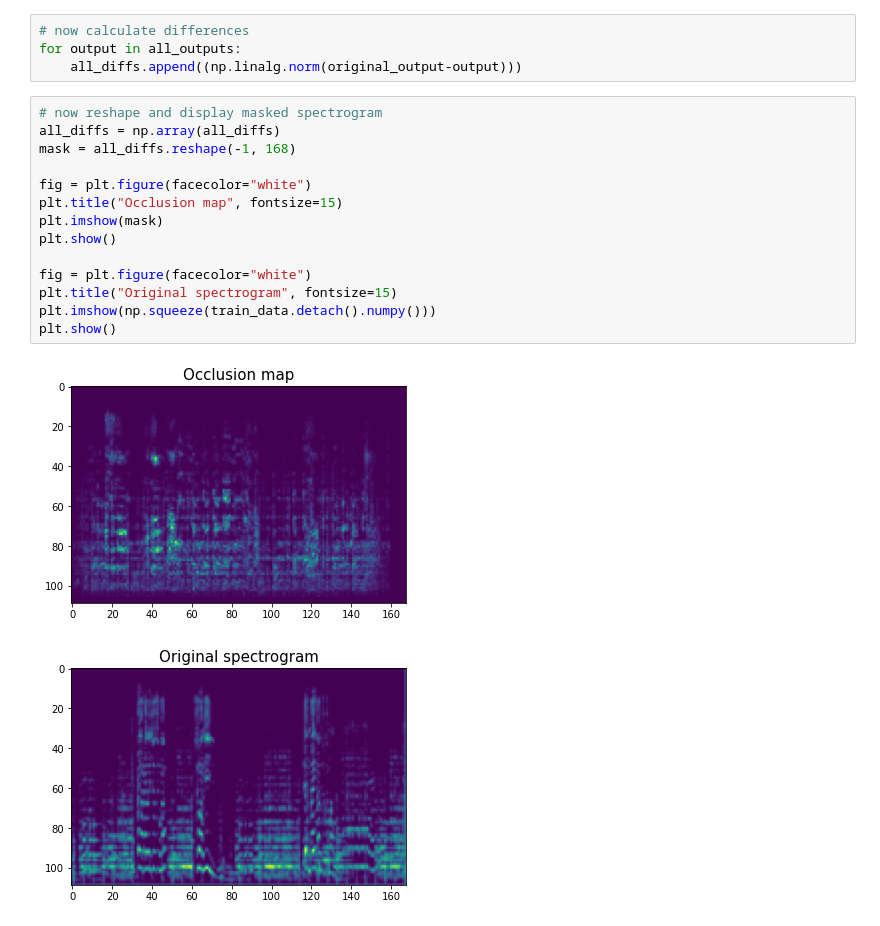
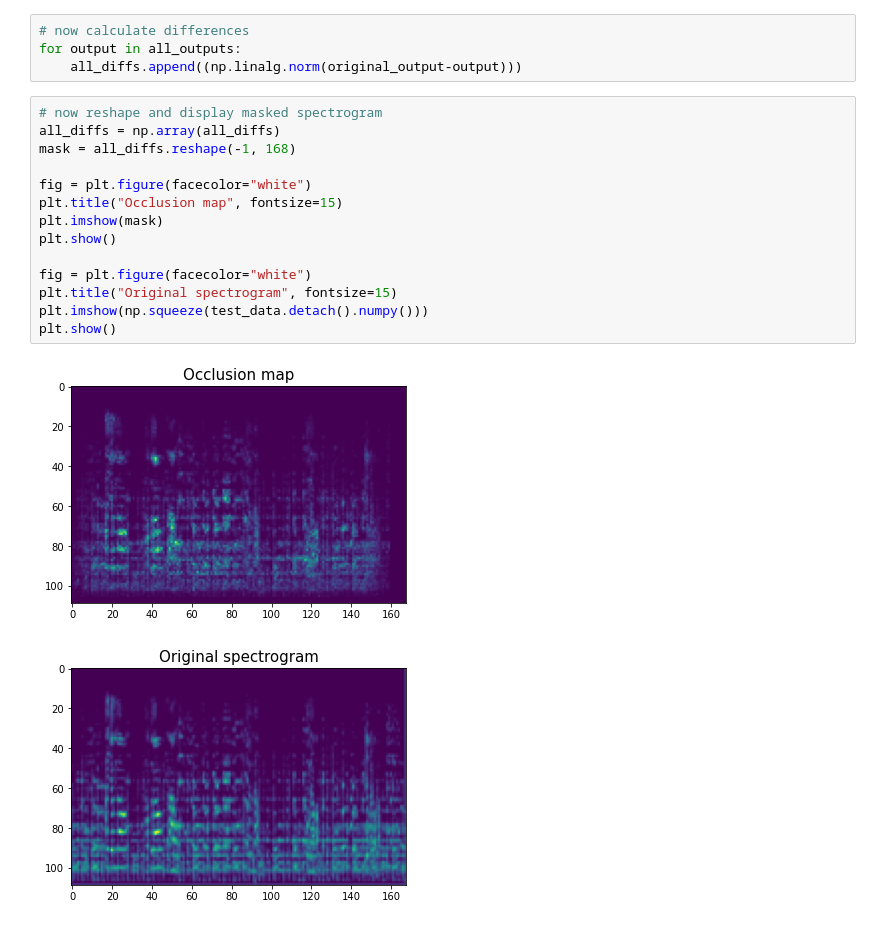
Before and after one commit to boldloop/interpretable-MR, a Jupyter notebook: occlusion_map.ipynb, the cells around one changed output. Cells and saved outputs as stored; diff of their text form.

```diff
--- a/occlusion_map.ipynb
+++ b/occlusion_map.ipynb
@@ -129,17 +129,17 @@ for output in all_outputs:
 # %%
 # now reshape and display masked spectrogram
 all_diffs = np.array(all_diffs)
 mask = all_diffs.reshape(-1, 168)
 
 fig = plt.figure(facecolor="white")
 plt.title("Occlusion map", fontsize=15)
 plt.imshow(mask)
 plt.show()
 
 fig = plt.figure(facecolor="white")
 plt.title("Original spectrogram", fontsize=15)
-plt.imshow(np.squeeze(train_data.detach().numpy()))
+plt.imshow(np.squeeze(test_data.detach().numpy()))
 plt.show()
 # %% [output]
 [figure]
-[figure, old version]
+[figure, new version]
```
